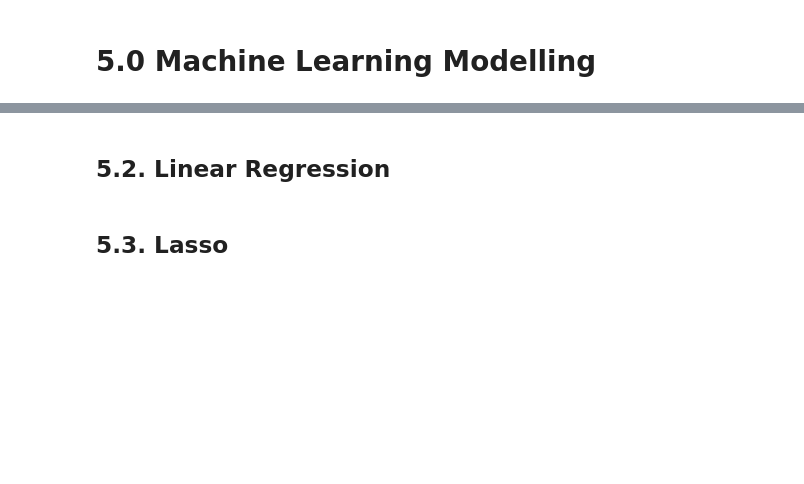
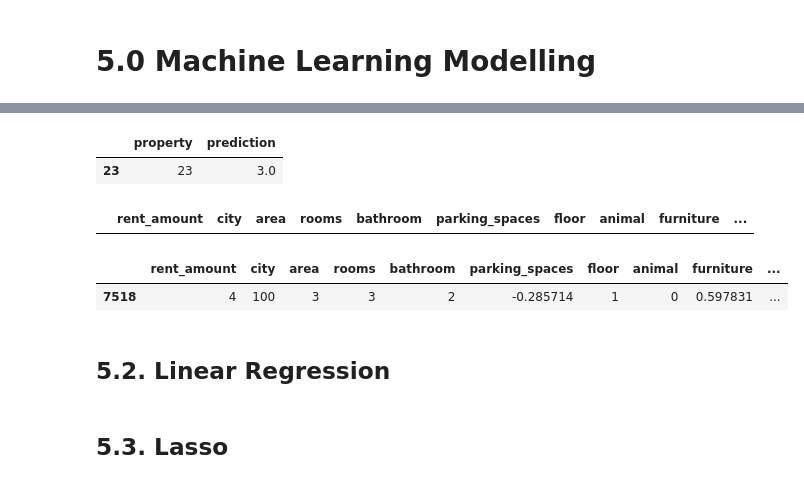
Before and after one commit to math-prog/house_predict, a Jupyter notebook: notebooks/1.0.mso.house_predict.ipynb, the cells around one changed output, grey strips where cells are left out. Drawn from its saved outputs; the diff is of its cells as text; code cells hidden in the pictures; blank space fills up the shorter version.

```diff
--- a/notebooks/1.0.mso.house_predict.ipynb
+++ b/notebooks/1.0.mso.house_predict.ipynb
@@ -511,3 +603,22 @@ yhat_baseline = aux1['prediction']
+# %%
+aux2.loc[aux2['property'] == 23]
+# %% [output]
+|  | property | prediction |
+| 23 | 23 | 3.0 |
+# %%
+aux1.loc[aux1['property'] == 23]
+# %% [output]
+|  | rent_amount | city | area | rooms | bathroom | parking_spaces | floor | animal | furniture | ... |
+# %%
+#aux1 = pd.merge(aux1, aux2, how = 'right', on = 'property')
+#aux1['']
+temp_cols = aux1.columns.tolist()
+new_cols = temp_cols[-1:] + temp_cols[:-1]
+aux1.columns = new_cols
+aux1.sample()
+# %% [output]
+|  | rent_amount | city | area | rooms | bathroom | parking_spaces | floor | animal | furniture | ... |
+| 7518 | 4 | 100 | 3 | 3 | 2 | -0.285714 | 1 | 0 | 0.597831 | ... |
 # %% [markdown]
 ## 5.2. Linear Regression
 # %% [markdown]
```
Also changed, not shown: parts of 16 cells of this notebook.
